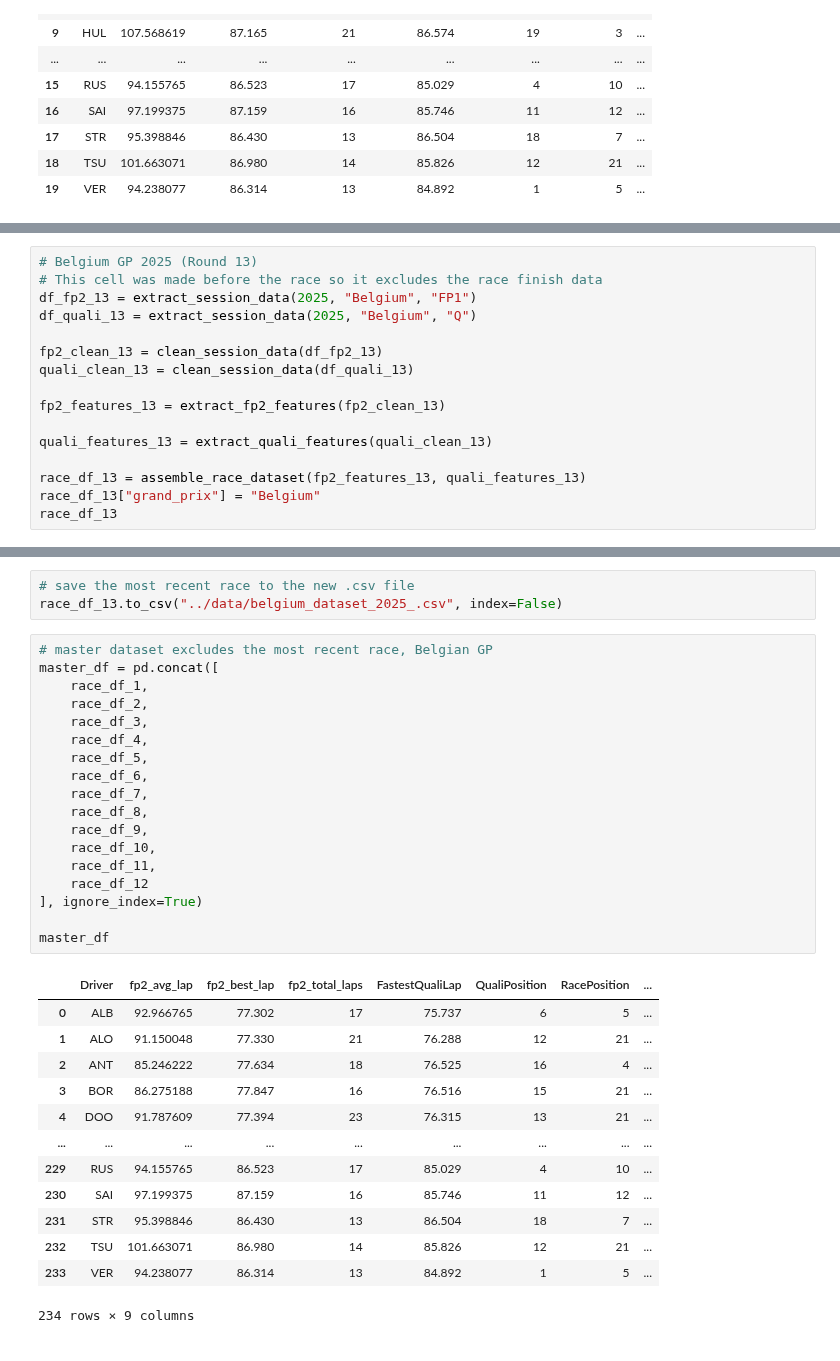
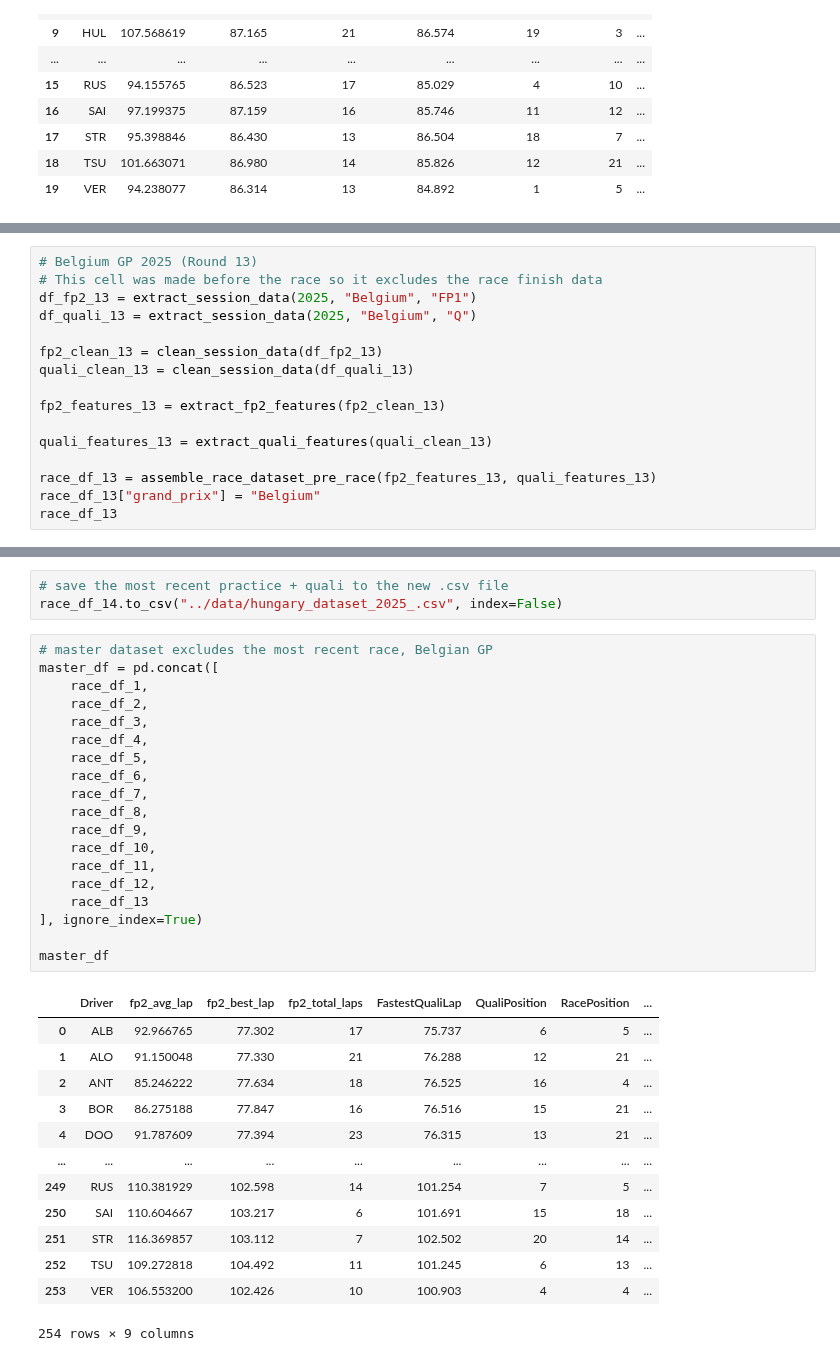
Before and after one commit to ipolishc22/f1-podium-predictor, a Jupyter notebook: notebooks/data_collection.ipynb, the cells around one changed output, grey strips where cells are left out. Cells and saved outputs as stored; diff of their text form.

Commit message:
Add Belgian GP to master dataset and assemble a dataset for Hungarian GP modeling

```diff
--- a/notebooks/data_collection.ipynb
+++ b/notebooks/data_collection.ipynb
@@ -883,7 +954,7 @@ fp2_features_13 = extract_fp2_features(fp2_clean_13)
 
 quali_features_13 = extract_quali_features(quali_clean_13)
 
-race_df_13 = assemble_race_dataset(fp2_features_13, quali_features_13)
+race_df_13 = assemble_race_dataset_pre_race(fp2_features_13, quali_features_13)
 race_df_13["grand_prix"] = "Belgium"
 race_df_13
 # %% [output]
@@ -924,36 +1030,37 @@ core           INFO     Finished loading data for 20 drivers: ['4', '81', '16',
 # %%
-# save the most recent race to the new .csv file
-race_df_13.to_csv("../data/belgium_dataset_2025_.csv", index=False)
+# save the most recent practice + quali to the new .csv file
+race_df_14.to_csv("../data/hungary_dataset_2025_.csv", index=False)
 # %%
 # master dataset excludes the most recent race, Belgian GP
 master_df = pd.concat([
     race_df_1,
     race_df_2,
     race_df_3,
     race_df_4,
     race_df_5,
     race_df_6,
     race_df_7,
     race_df_8,
     race_df_9,
     race_df_10,
     race_df_11,
-    race_df_12
+    race_df_12,
+    race_df_13
 ], ignore_index=True)
 
 master_df
 # %% [output]
 |  | Driver | fp2_avg_lap | fp2_best_lap | fp2_total_laps | FastestQualiLap | QualiPosition | RacePosition | ... |
 | 0 | ALB | 92.966765 | 77.302 | 17 | 75.737 | 6 | 5 | ... |
 | 1 | ALO | 91.150048 | 77.330 | 21 | 76.288 | 12 | 21 | ... |
 | 2 | ANT | 85.246222 | 77.634 | 18 | 76.525 | 16 | 4 | ... |
 | 3 | BOR | 86.275188 | 77.847 | 16 | 76.516 | 15 | 21 | ... |
 | 4 | DOO | 91.787609 | 77.394 | 23 | 76.315 | 13 | 21 | ... |
 | ... | ... | ... | ... | ... | ... | ... | ... | ... |
-| 229 | RUS | 94.155765 | 86.523 | 17 | 85.029 | 4 | 10 | ... |
-| 230 | SAI | 97.199375 | 87.159 | 16 | 85.746 | 11 | 12 | ... |
-| 231 | STR | 95.398846 | 86.430 | 13 | 86.504 | 18 | 7 | ... |
-| 232 | TSU | 101.663071 | 86.980 | 14 | 85.826 | 12 | 21 | ... |
-| 233 | VER | 94.238077 | 86.314 | 13 | 84.892 | 1 | 5 | ... |
+| 249 | RUS | 110.381929 | 102.598 | 14 | 101.254 | 7 | 5 | ... |
+| 250 | SAI | 110.604667 | 103.217 | 6 | 101.691 | 15 | 18 | ... |
+| 251 | STR | 116.369857 | 103.112 | 7 | 102.502 | 20 | 14 | ... |
+| 252 | TSU | 109.272818 | 104.492 | 11 | 101.245 | 6 | 13 | ... |
+| 253 | VER | 106.553200 | 102.426 | 10 | 100.903 | 4 | 4 | ... |
-234 rows × 9 columns
+254 rows × 9 columns
 # %%
```
Also changed, not shown: parts of 11 cells of this notebook.
